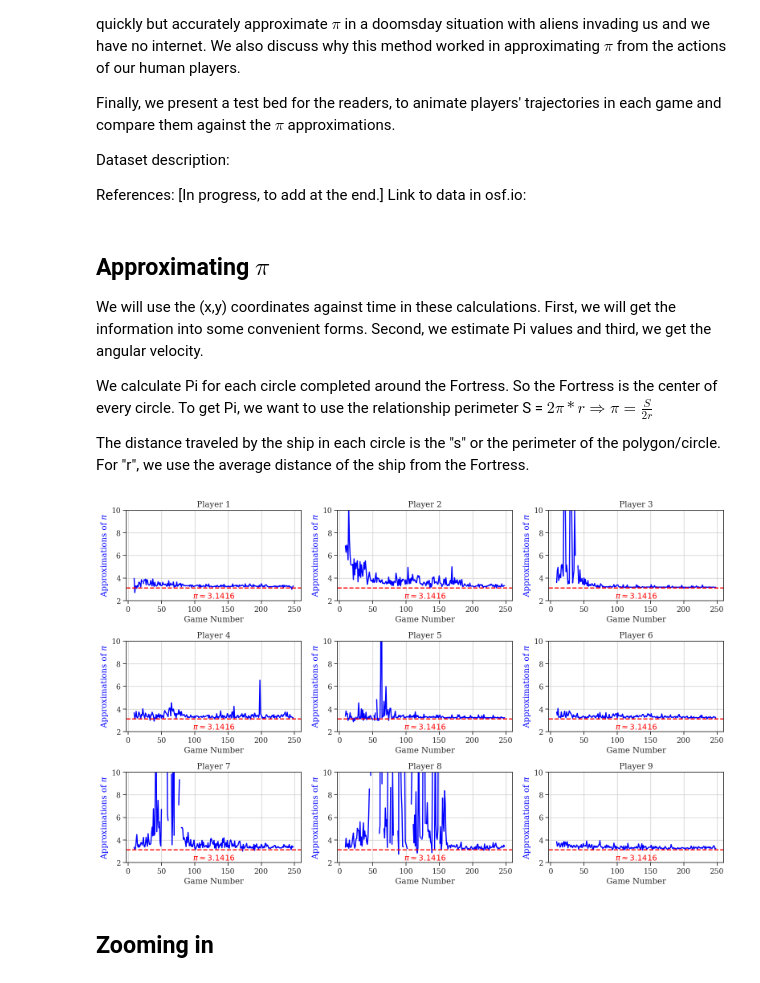
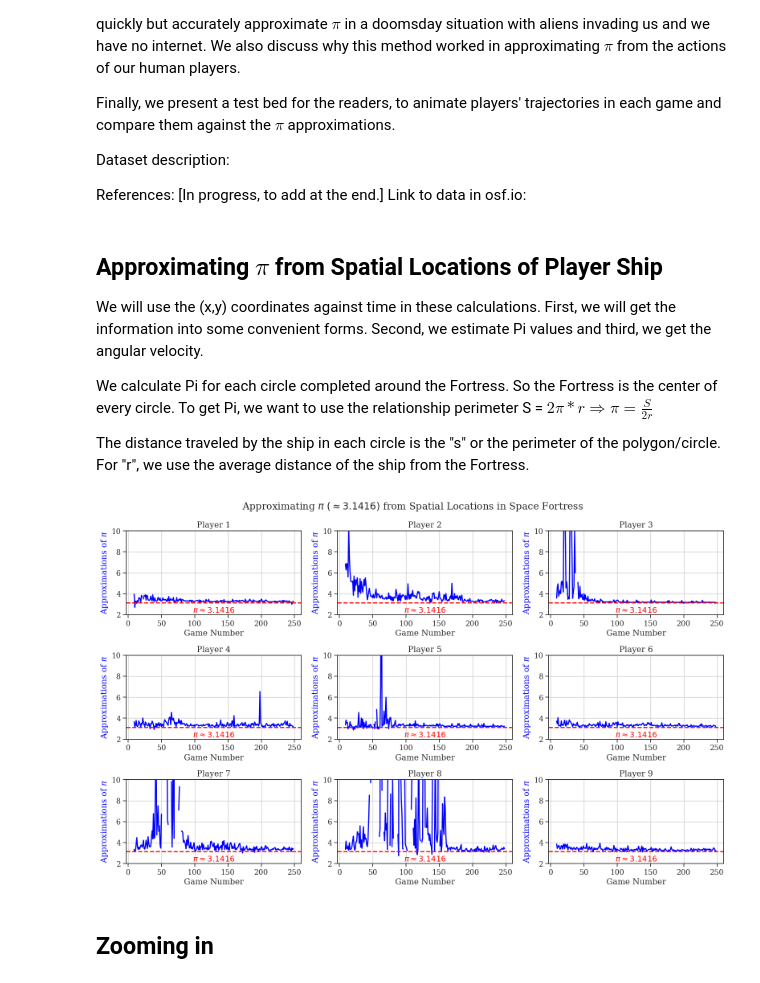
Before and after one commit to Roussel006/Approximating-pi-from-human-gameplay, a Jupyter notebook: Approximate_Pi_from_human_actions.ipynb, the cells around one changed output. Cells and saved outputs as stored; diff of their text form; code cells hidden in the pictures.

```diff
--- a/Approximate_Pi_from_human_actions.ipynb
+++ b/Approximate_Pi_from_human_actions.ipynb
@@ -55,7 +55,7 @@ import time
 # from IPython.display import HTML
 # plt.rcParams["animation.html"] = "jshtml"
 # %% [markdown]
-## Approximating $\pi$
+## Approximating $\pi$ from Spatial Locations of Player Ship
 
 We will use the (x,y) coordinates against time in these calculations. First, we will get the information into some convenient forms. Second, we estimate Pi values and third, we get the angular velocity.
 
@@ -243,29 +243,30 @@ agg_df = pd.read_pickle("Complete21June2024_pickle.txt")
 # %%
 num_rows = 3
 num_cols = 3
 fig, axs = plt.subplots(num_rows, num_cols, figsize = (16, 10))
 
 for player in range(1,10):
     fig_ix, fig_iy = int((player-1)/num_rows), (player-1)%num_cols
     ax = axs[fig_ix, fig_iy]
     to_plot = agg_df.loc[(agg_df.pid == player) & (agg_df.game >= 9)]
     # print(to_plot.game)
 
     ax.plot(to_plot.game, to_plot.pi_per_game, lw = 2, color = "blue")
     ax.axhline(y = 3.1416, color = 'red', ls = "--", lw = 2)
     ax.grid()
     ax.text(0.5, 0.05, r"$\pi \approx 3.1416$", color = 'red',
          transform = ax.transAxes, fontsize=14, verticalalignment='center', horizontalalignment = 'center',bbox= None)
     ax.set_xlabel("Game Number")
     ax.set_ylabel(r"Approximations of $\pi$", color = "blue")
     ax.set_title("Player %i"%player)
     ax.set_ylim([2, 10])
 
+plt.suptitle(r"Approximating $\pi\ (\approx 3.1416)$ from Spatial Locations in Space Fortress")
 fig.tight_layout()
 plt.show()
 plt.close()
 # %% [output]
-[figure, old version]
+[figure, new version]
 # %% [markdown]
 ## Zooming in
 # %%
```
Also changed, not shown: parts of 5 cells of this notebook, 2 other files.
